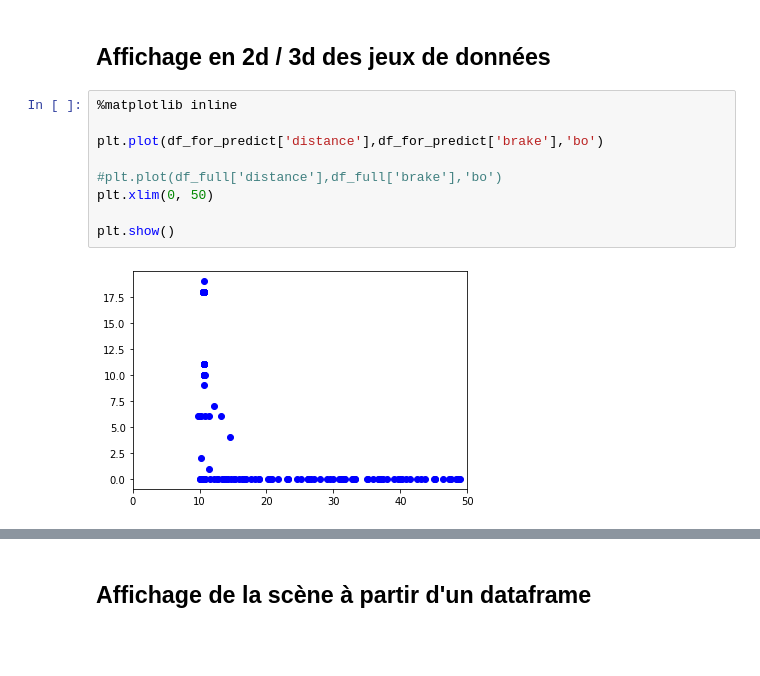
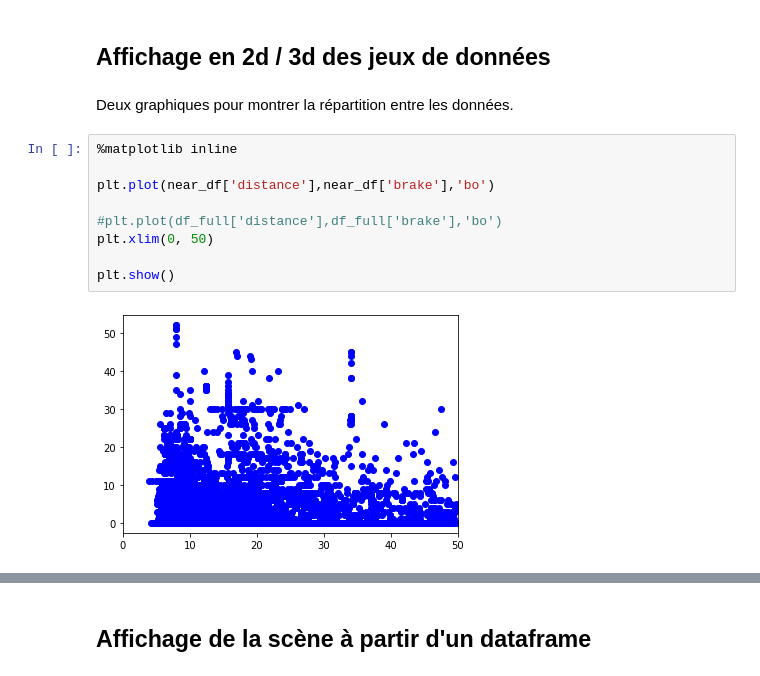
Before and after one commit to AlexandreFiche/machine_learning_for_autonomous_driving, a Jupyter notebook: nuscenes_prediction_acceleration_freinage.ipynb, the cells around one changed output, grey strips where cells are left out. Saved outputs shown, nothing was run; the diff lists cells and outputs as text; blank space fills up the shorter version.

```diff
--- a/nuscenes_prediction_acceleration_freinage.ipynb
+++ b/nuscenes_prediction_acceleration_freinage.ipynb
@@ -895,17 +894,19 @@ object_to_list_dataframe(df_full)
 object_to_list_dataframe(near_df_past_data)
 # %% [markdown]
 ## Affichage en 2d / 3d des jeux de données
+# %% [markdown]
+Deux graphiques pour montrer la répartition entre les données.
 # %%
 %matplotlib inline
 
-plt.plot(df_for_predict['distance'],df_for_predict['brake'],'bo')
+plt.plot(near_df['distance'],near_df['brake'],'bo')
 
 #plt.plot(df_full['distance'],df_full['brake'],'bo')
 plt.xlim(0, 50)
 
 plt.show()
 # %% [output]
-[figure, old version]
+[figure, new version]
 # %%
 from mpl_toolkits.mplot3d import Axes3D
 %matplotlib qt
```
Also changed, not shown: parts of 45 cells of this notebook, 4 other files.
